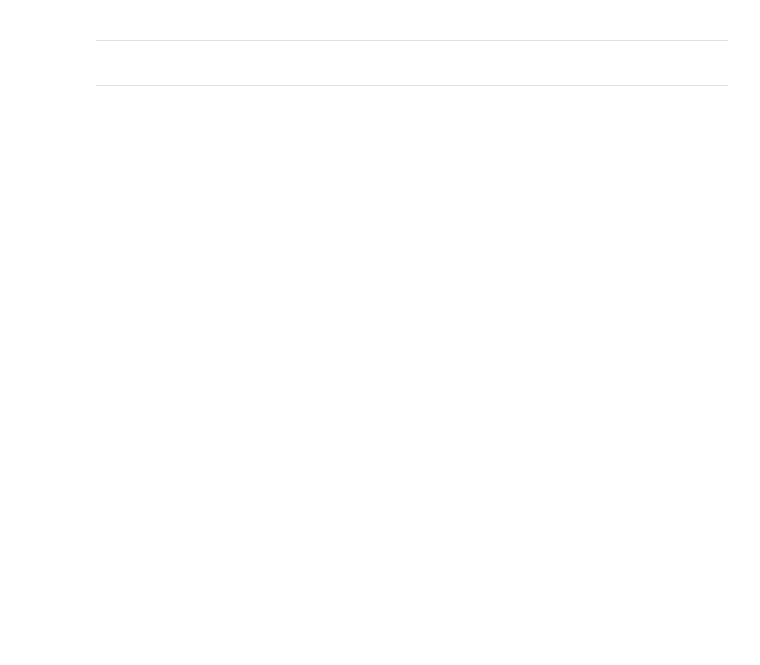
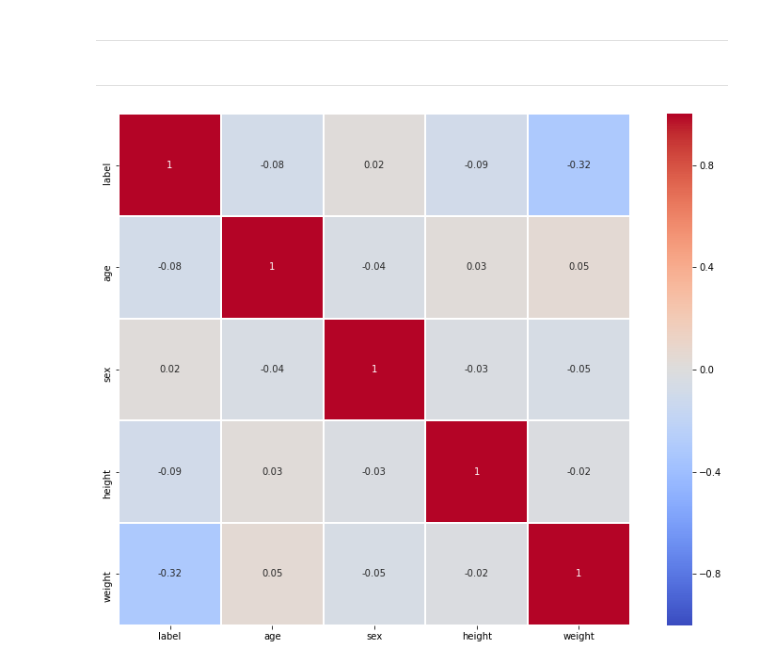
Before and after one commit to dearfad/mmhelper, a Jupyter notebook: mmhelper.ipynb, the cells around one changed output. Saved outputs shown, nothing was run; the diff lists cells and outputs as text; code cells hidden in the pictures; blank space fills up the shorter version.

```diff
--- a/mmhelper.ipynb
+++ b/mmhelper.ipynb
@@ -105,3 +105,7 @@
 #     statistic, pvalue = stats.ttest_ind(group_0[feature], group_1[feature], equal_var=False) # if p<0.05 Welch's t-test
 
 # print(f'test = {test}, stat = {round(statistic,4)}, p = {round(pvalue,3)}')
+# %%
+import pandas as pd
+
+data = pd.read_excel('demo.xlsx')
@@ -107,0 +114,10 @@
+# %%
+import matplotlib.pyplot as plt
+import seaborn as sns
+
+plt.figure(figsize=(14,10))
+sns.heatmap(round(data.corr(),2), linewidths=1, square=True, cmap='coolwarm',
+            linecolor='white', annot=True, vmax=1, vmin=-1);
+# plt.savefig('Heatmap.svg')
+# %% [output]
+[figure, added]
```
Also changed, not shown: parts of 1 cell of this notebook, 2 other files.
